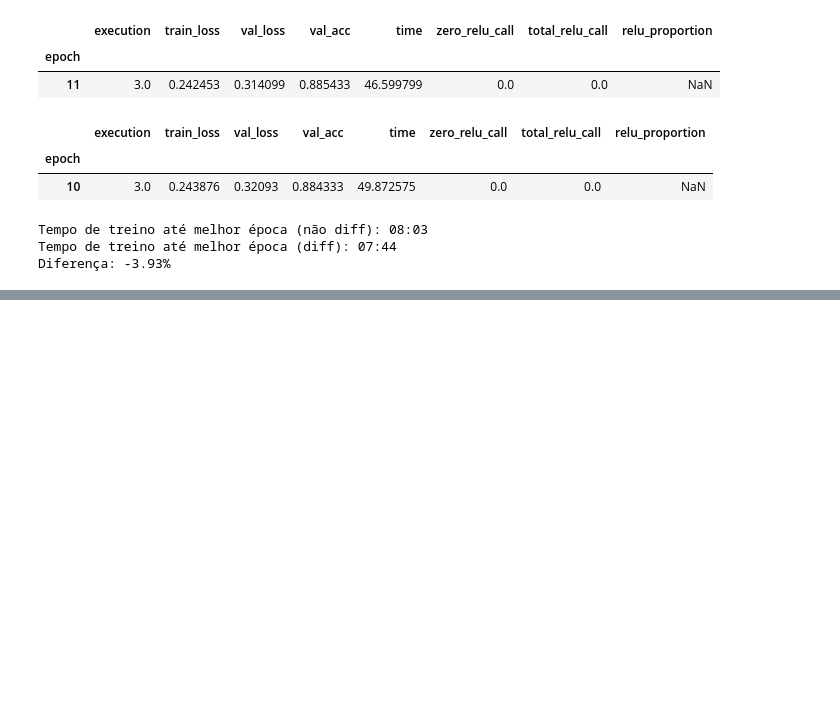
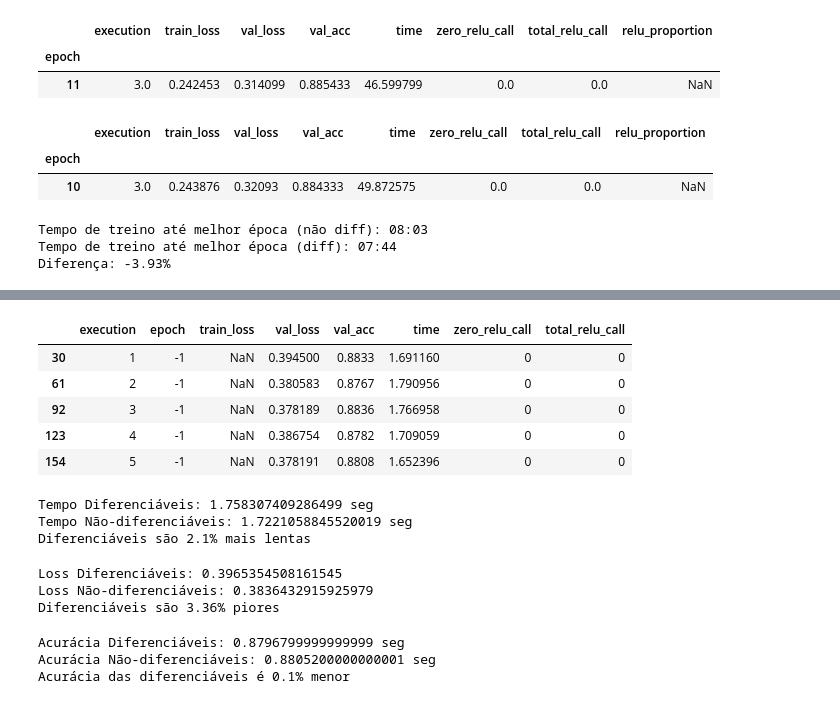
Before and after one commit to robertotomchak/ReLUDiffStudy, a Jupyter notebook: analysis_mobilenet.ipynb, the cells around one changed output, grey strips where cells are left out. Saved outputs shown, nothing was run; the diff lists cells and outputs as text; code cells hidden in the pictures; blank space fills up the shorter version.

```diff
--- a/analysis_mobilenet.ipynb
+++ b/analysis_mobilenet.ipynb
@@ -263,0 +275,48 @@ Diferença: -3.93%
+# %%
+df_original_test
+# %% [output]
+|  | execution | epoch | train_loss | val_loss | val_acc | time | zero_relu_call | total_relu_call |
+| 30 | 1 | -1 | NaN | 0.394500 | 0.8833 | 1.691160 | 0 | 0 |
+| 61 | 2 | -1 | NaN | 0.380583 | 0.8767 | 1.790956 | 0 | 0 |
+| 92 | 3 | -1 | NaN | 0.378189 | 0.8836 | 1.766958 | 0 | 0 |
+| 123 | 4 | -1 | NaN | 0.386754 | 0.8782 | 1.709059 | 0 | 0 |
+| 154 | 5 | -1 | NaN | 0.378191 | 0.8808 | 1.652396 | 0 | 0 |
+# %%
+# prediction time
+diff_time = df_diff_test["time"].mean()
+original_time = df_original_test["time"].mean()
+diff = (diff_time - original_time) / original_time
+print(f"Tempo Diferenciáveis: {diff_time} seg")
+print(f"Tempo Não-diferenciáveis: {original_time} seg")
+print(f"Diferenciáveis são {round(100*diff, 2)}% mais lentas")
+# %% [output]
+Tempo Diferenciáveis: 1.758307409286499 seg
+Tempo Não-diferenciáveis: 1.7221058845520019 seg
+Diferenciáveis são 2.1% mais lentas
+# %%
+# loss
+diff_loss = df_diff_test["val_loss"].mean()
+original_loss = df_original_test["val_loss"].mean()
+diff = (diff_loss - original_loss) / original_loss
+print(f"Loss Diferenciáveis: {diff_loss}")
+print(f"Loss Não-diferenciáveis: {original_loss}")
+print(f"Diferenciáveis são {round(100*diff, 2)}% piores")
+# %% [output]
+Loss Diferenciáveis: 0.3965354508161545
+Loss Não-diferenciáveis: 0.3836432915925979
+Diferenciáveis são 3.36% piores
+# %%
+# acc
+diff_acc = df_diff_test["val_acc"].mean()
+original_acc = df_original_test["val_acc"].mean()
+diff = (diff_acc - original_acc) / original_acc
+print(f"Acurácia Diferenciáveis: {diff_acc} seg")
+print(f"Acurácia Não-diferenciáveis: {original_acc} seg")
+if diff < 0:
+    print(f"Acurácia das diferenciáveis é {-round(100*diff, 2)}% menor")
+else:
+    print(f"Acurácia das diferenciáveis é {round(100*diff, 2)}% maior")
+# %% [output]
+Acurácia Diferenciáveis: 0.8796799999999999 seg
+Acurácia Não-diferenciáveis: 0.8805200000000001 seg
+Acurácia das diferenciáveis é 0.1% menor
```
Also changed, not shown: parts of 2 cells of this notebook, 1 other file.
